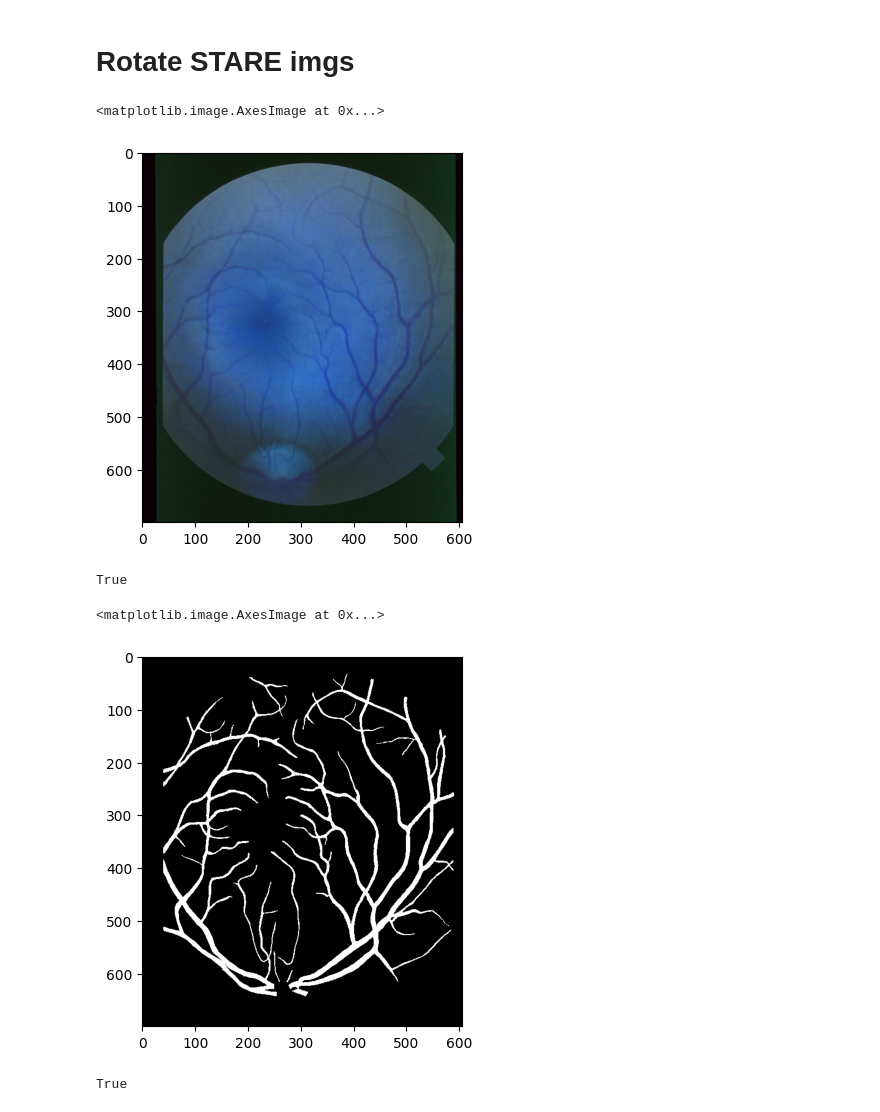
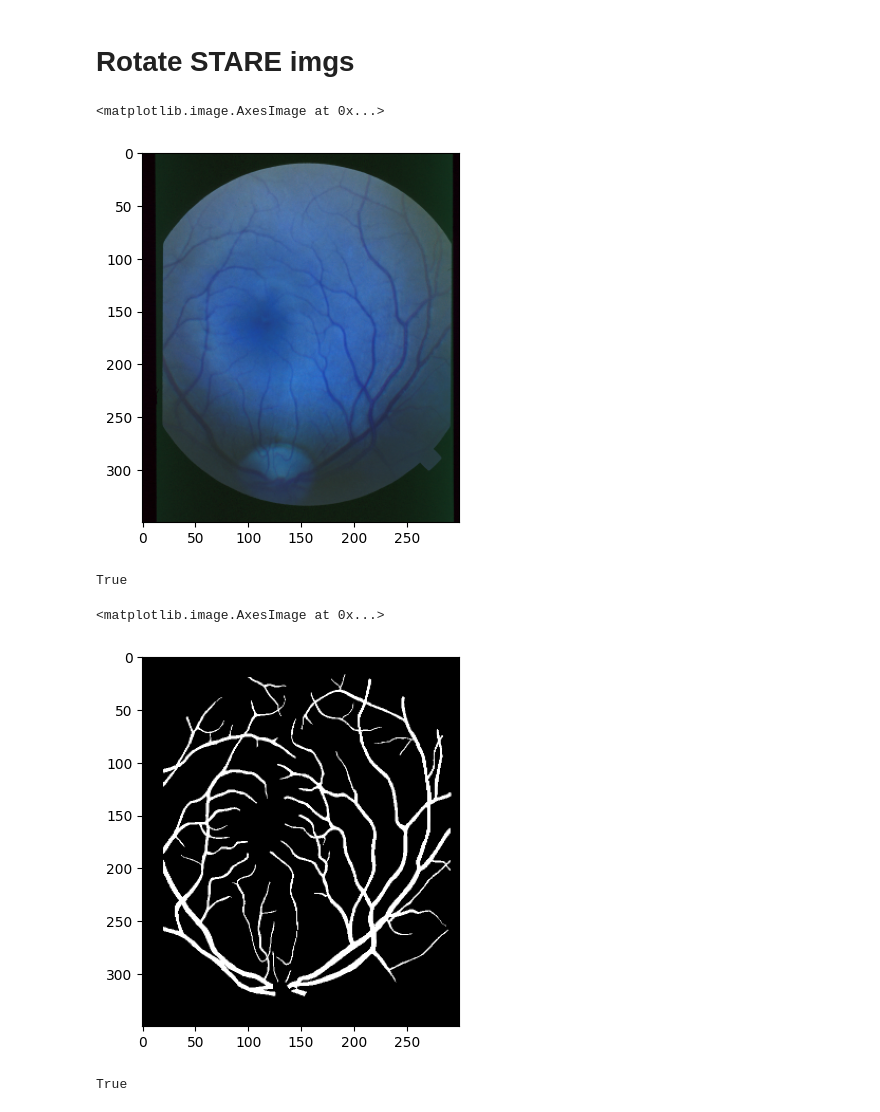
Before and after one commit to ciobi12/thesis, a Jupyter notebook: codebase/pg.ipynb, the cells around one changed output. Cells and saved outputs as stored; diff of their text form; code cells hidden in the pictures.

```diff
--- a/codebase/pg.ipynb
+++ b/codebase/pg.ipynb
@@ -243,29 +243,32 @@ plt.imshow(img2_rotated, cmap='gray')
 # %% [markdown]
 # Rotate STARE imgs
 # %%
-img_path = "/home/razvan/DTU/thesis/codebase/data/STARE/images/im0240.ppm"
+img_path = "data/STARE/train/images/im0240.ppm"
 # rotation = cv2.ROTATE_90_COUNTERCLOCKWISE
 rotation = cv2.ROTATE_90_CLOCKWISE
+size = (300, 350)
 # %%
 new_img = cv2.imread(img_path, cv2.IMREAD_UNCHANGED)
-new_img = cv2.rotate(new_img, rotation)
+# new_img = cv2.rotate(new_img, rotation)
+new_img = cv2.resize(new_img, size)
 plt.imshow(new_img)
 # %% [output]
 <matplotlib.image.AxesImage at 0x...>
-[figure, old version]
+[figure, new version]
 # %%
 cv2.imwrite(img_path, new_img)
 # %% [output]
 True
 # %%
-mask_path = img_path.replace("images", "segmentation").replace(".ppm", ".ah.ppm")
+mask_path = img_path.replace("images", "segm").replace(".ppm", ".ah.ppm")
 
 new_img = cv2.imread(mask_path)
-new_img = cv2.rotate(new_img, rotation)
+# new_img = cv2.rotate(new_img, rotation)
+new_img = cv2.resize(new_img, size)
 plt.imshow(new_img)
 # %% [output]
 <matplotlib.image.AxesImage at 0x...>
-[figure, old version]
+[figure, new version]
 # %%
 cv2.imwrite(mask_path, new_img)
 # %% [output]
```
Also changed, not shown: parts of 1 cell of this notebook, 9 other files.
